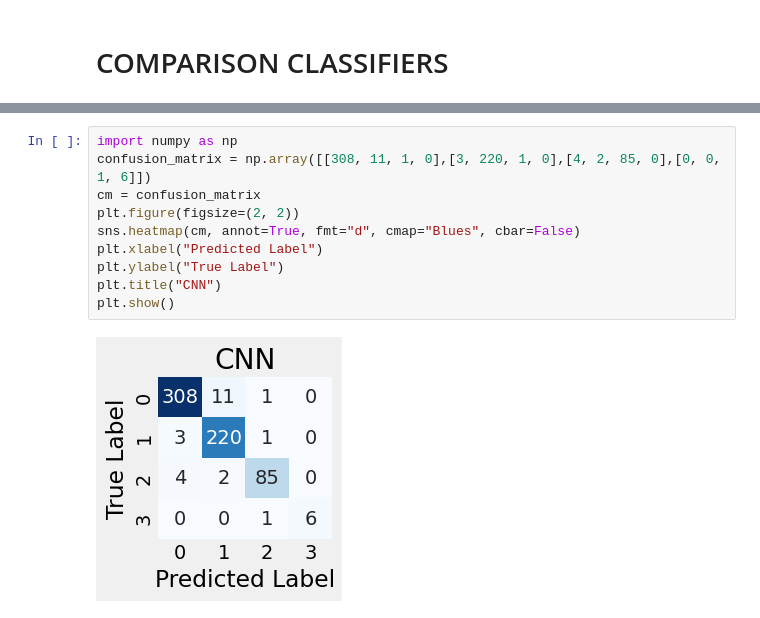
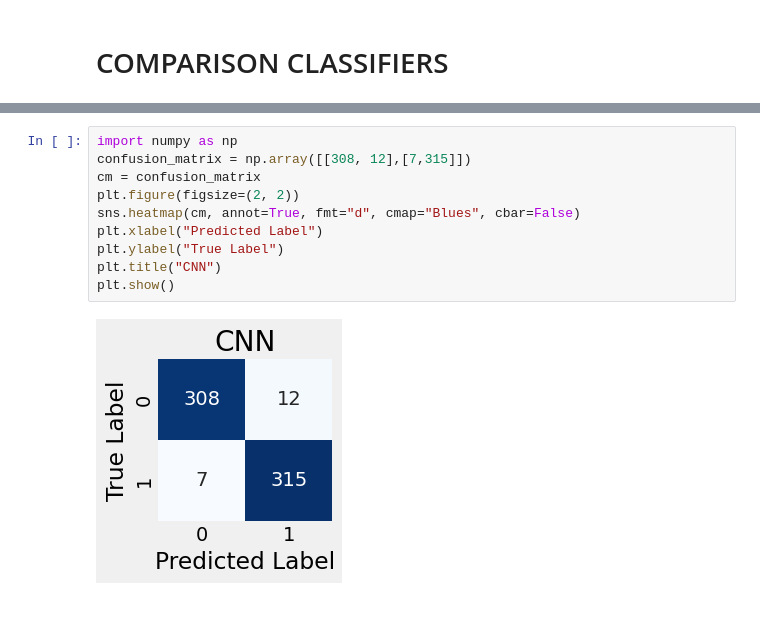
Before and after one commit to LiMoo420/CNN_AD, a Jupyter notebook: tradition_analyze.ipynb, the cells around one changed output, grey strips where cells are left out. Cells and saved outputs as stored; diff of their text form.

```diff
--- a/tradition_analyze.ipynb
+++ b/tradition_analyze.ipynb
@@ -851,12 +889,12 @@ plt.show()
 # %%
 import numpy as np
-confusion_matrix = np.array([[308, 11, 1, 0],[3, 220, 1, 0],[4, 2, 85, 0],[0, 0, 1, 6]])
+confusion_matrix = np.array([[308, 12],[7,315]])
 cm = confusion_matrix
 plt.figure(figsize=(2, 2))
 sns.heatmap(cm, annot=True, fmt="d", cmap="Blues", cbar=False)
 plt.xlabel("Predicted Label")
 plt.ylabel("True Label")
 plt.title("CNN")
 plt.show()
 # %% [output]
-[figure, old version]
+[figure, new version]
```
Also changed, not shown: parts of 16 cells of this notebook, 1 other file.
